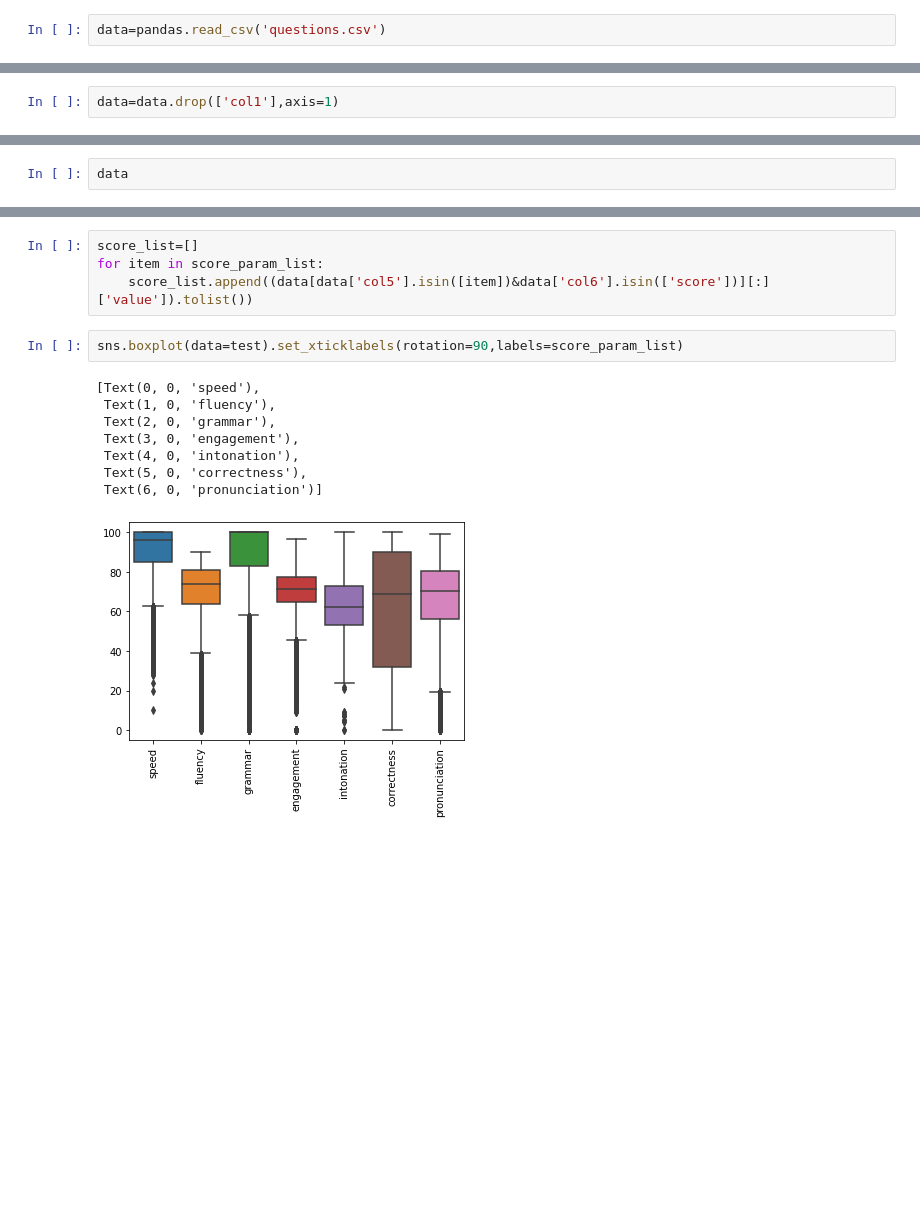
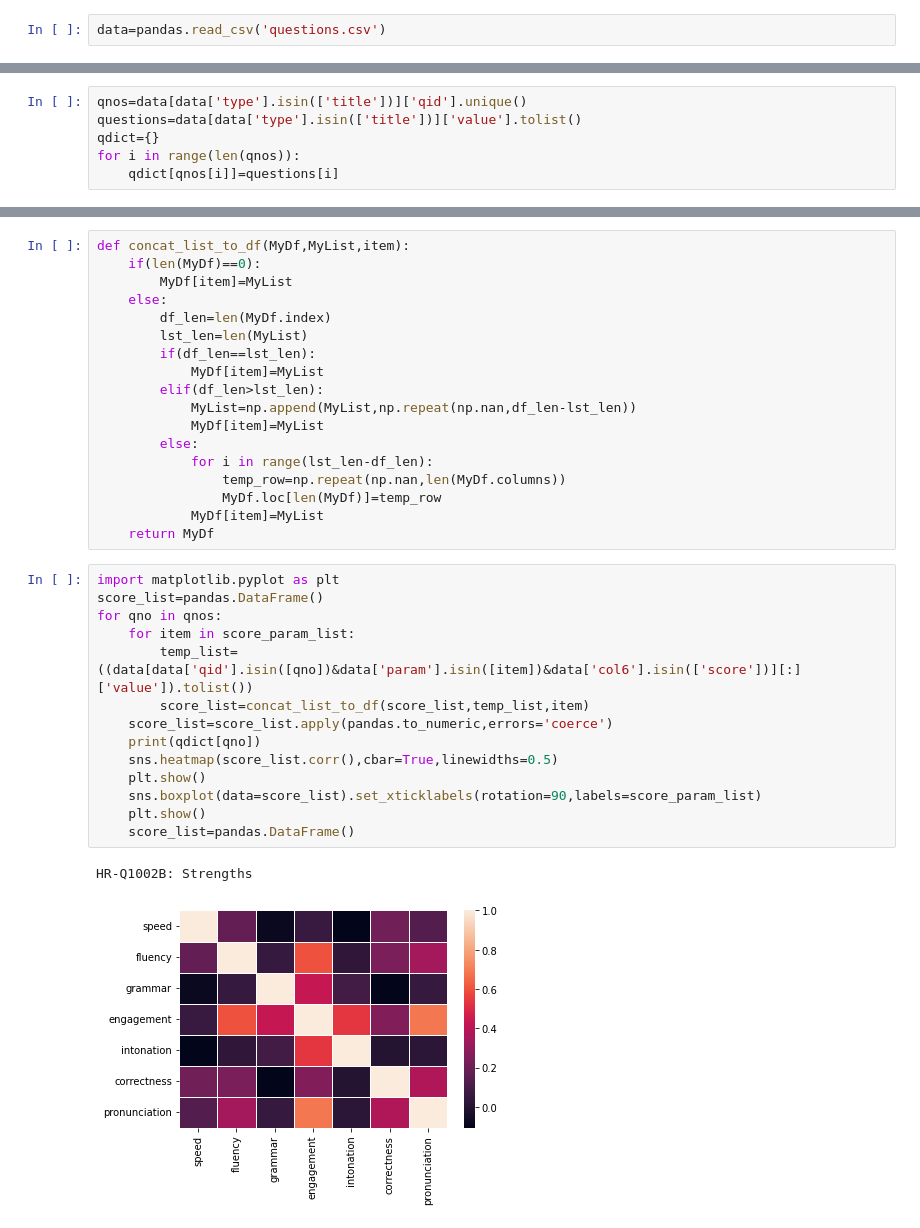
Before and after one commit to GULIDS/Mockathon, a Jupyter notebook: questions.ipynb, the cells around one changed output, grey strips where cells are left out. Drawn from its saved outputs; the diff is of its cells as text; blank space fills up the shorter version.

Commit message:
added heatmap and boxplot for questions

```diff
--- a/questions.ipynb
+++ b/questions.ipynb
@@ -20,2 +10,0 @@ data.columns=new_header
-# %%
-data=data.drop(['col1'],axis=1)
@@ -22,2 +27,6 @@ data=data.drop(['col1'],axis=1)
 # %%
-data
+qnos=data[data['type'].isin(['title'])]['qid'].unique()
+questions=data[data['type'].isin(['title'])]['value'].tolist()
+qdict={}
+for i in range(len(qnos)):
+    qdict[qnos[i]]=questions[i]
@@ -54,15 +37,35 @@ nonscore_param_list=['score', 'speed', 'fluency', 'grammar', 'timetaken',
-# %%
-score_list=[]
-for item in score_param_list:
-    score_list.append((data[data['col5'].isin([item])&data['col6'].isin(['score'])][:]['value']).tolist())
 # %%
-sns.boxplot(data=test).set_xticklabels(rotation=90,labels=score_param_list)
+def concat_list_to_df(MyDf,MyList,item):
+    if(len(MyDf)==0):
+        MyDf[item]=MyList
+    else:
+        df_len=len(MyDf.index)
+        lst_len=len(MyList)
+        if(df_len==lst_len):
+            MyDf[item]=MyList
+        elif(df_len>lst_len):
+            MyList=np.append(MyList,np.repeat(np.nan,df_len-lst_len))
+            MyDf[item]=MyList
+        else:
+            for i in range(lst_len-df_len):
+                temp_row=np.repeat(np.nan,len(MyDf.columns))
+                MyDf.loc[len(MyDf)]=temp_row
+            MyDf[item]=MyList
+    return MyDf
-# %% [output]
-[Text(0, 0, 'speed'),
- Text(1, 0, 'fluency'),
- Text(2, 0, 'grammar'),
- Text(3, 0, 'engagement'),
- Text(4, 0, 'intonation'),
- Text(5, 0, 'correctness'),
- Text(6, 0, 'pronunciation')]
-[figure, removed]
+# %%
+import matplotlib.pyplot as plt
+score_list=pandas.DataFrame()
+for qno in qnos:
+    for item in score_param_list:
+        temp_list=((data[data['qid'].isin([qno])&data['param'].isin([item])&data['col6'].isin(['score'])][:]['value']).tolist())
+        score_list=concat_list_to_df(score_list,temp_list,item)
+    score_list=score_list.apply(pandas.to_numeric,errors='coerce')
+    print(qdict[qno])
+    sns.heatmap(score_list.corr(),cbar=True,linewidths=0.5)
+    plt.show()
+    sns.boxplot(data=score_list).set_xticklabels(rotation=90,labels=score_param_list)
+    plt.show()
+    score_list=pandas.DataFrame()
+# %% [output]
+HR-Q1002B: Strengths
+[figure, added]
```
Also changed, not shown: parts of 11 cells of this notebook.
